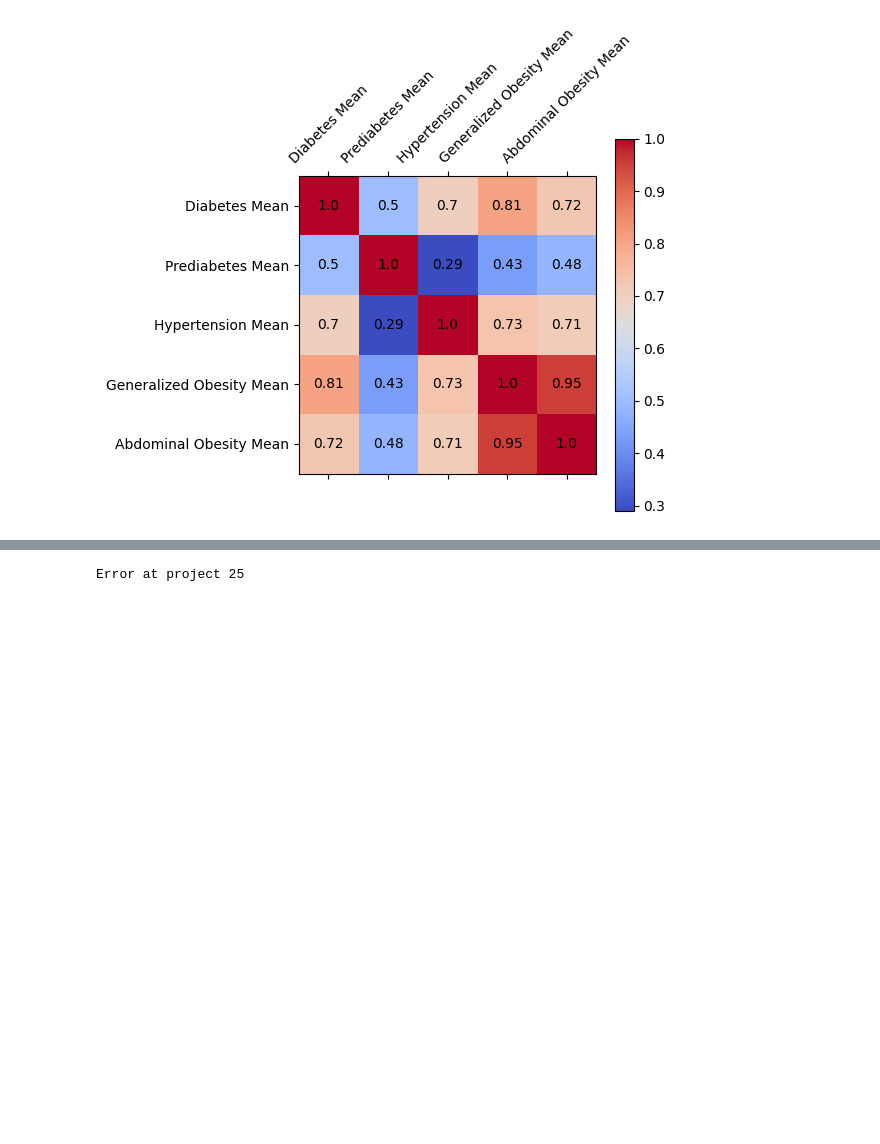
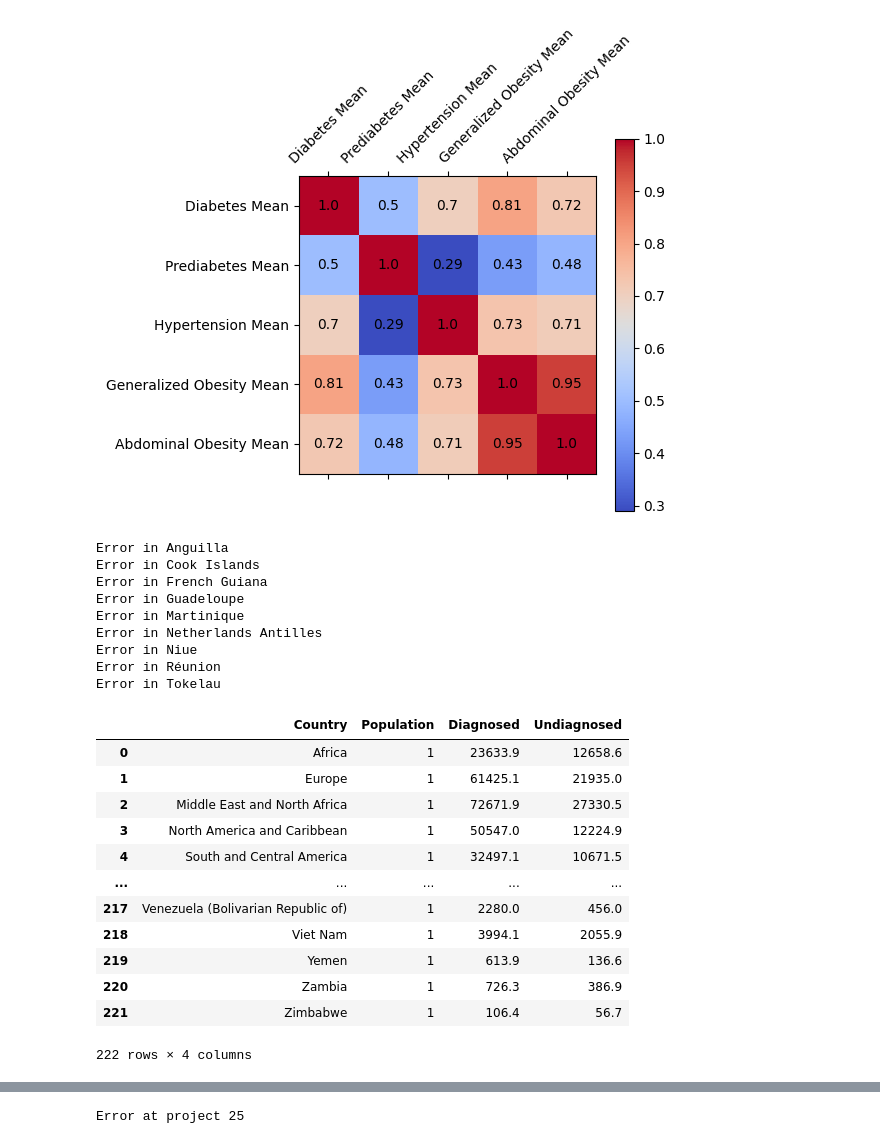
Before and after one commit to Apros7/Hackathons, a Jupyter notebook: Alex/tester.ipynb, the cells around one changed output, grey strips where cells are left out. Drawn from its saved outputs; the diff is of its cells as text; code cells hidden in the pictures; blank space fills up the shorter version.

```diff
--- a/Alex/tester.ipynb
+++ b/Alex/tester.ipynb
@@ -40,3 +40,50 @@ for i in range(len(cols)):
 plt.colorbar();
 # %% [output]
 [figure]
+# %%
+data_new = pd.read_excel("../Case/Health Data from International Diabetes Foundation.xlsx", index_col=0, sheet_name=None, header=1)
+data_undiag = data_new["People undiagnosed (1000s)"][["Country/Territory", 2021]]
+data_diag = data_new["People with diabetes (1000s)"][["Country/Territory", 2021]]
+
+countries = data_diag["Country/Territory"].unique()
+# df = pd.DataFrame(["Country", "Population", "Diagnosed", "Undiagnosed"])
+df = len(countries)*[None]
+for i, country in enumerate(countries):
+    try:
+        country_pop = 1###
+        country_diag = data_diag[data_diag["Country/Territory"] == country][2021].values[0]
+        country_diag = float(str(country_diag).replace(",", ""))
+
+        country_undiag = data_undiag[data_undiag["Country/Territory"] == country][2021].values[0]
+        country_undiag = float(str(country_undiag).replace(",", ""))
+
+        if country is None or country_diag is None or country_undiag is None:
+            print(country, country_pop, country_diag, country_undiag)
+        df[i] = [country, country_pop, country_diag, country_undiag]
+    except:
+        print(f"Error in {country}")
+
+pd.DataFrame([i for i in df if i is not None], columns=["Country", "Population", "Diagnosed", "Undiagnosed"])
+# %% [output]
+Error in Anguilla
+Error in Cook Islands
+Error in French Guiana
+Error in Guadeloupe
+Error in Martinique
+Error in Netherlands Antilles
+Error in Niue
+Error in Réunion
+Error in Tokelau
+|  | Country | Population | Diagnosed | Undiagnosed |
+| 0 | Africa | 1 | 23633.9 | 12658.6 |
+| 1 | Europe | 1 | 61425.1 | 21935.0 |
+| 2 | Middle East and North Africa | 1 | 72671.9 | 27330.5 |
+| 3 | North America and Caribbean | 1 | 50547.0 | 12224.9 |
+| 4 | South and Central America | 1 | 32497.1 | 10671.5 |
+| ... | ... | ... | ... | ... |
+| 217 | Venezuela (Bolivarian Republic of) | 1 | 2280.0 | 456.0 |
+| 218 | Viet Nam | 1 | 3994.1 | 2055.9 |
+| 219 | Yemen | 1 | 613.9 | 136.6 |
+| 220 | Zambia | 1 | 726.3 | 386.9 |
+| 221 | Zimbabwe | 1 | 106.4 | 56.7 |
+222 rows × 4 columns
```
Also changed, not shown: parts of 1 cell of this notebook, 2 other files.
